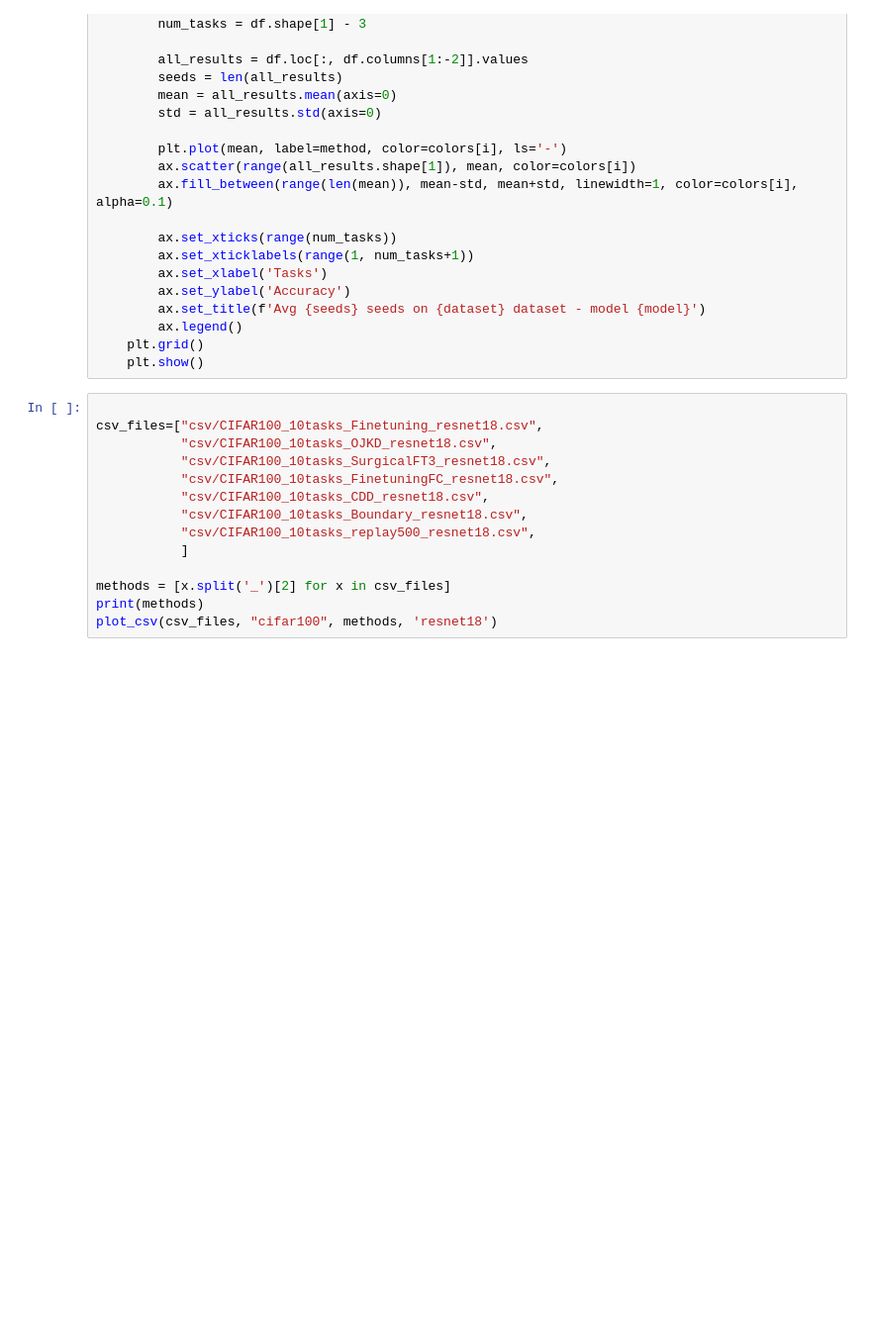
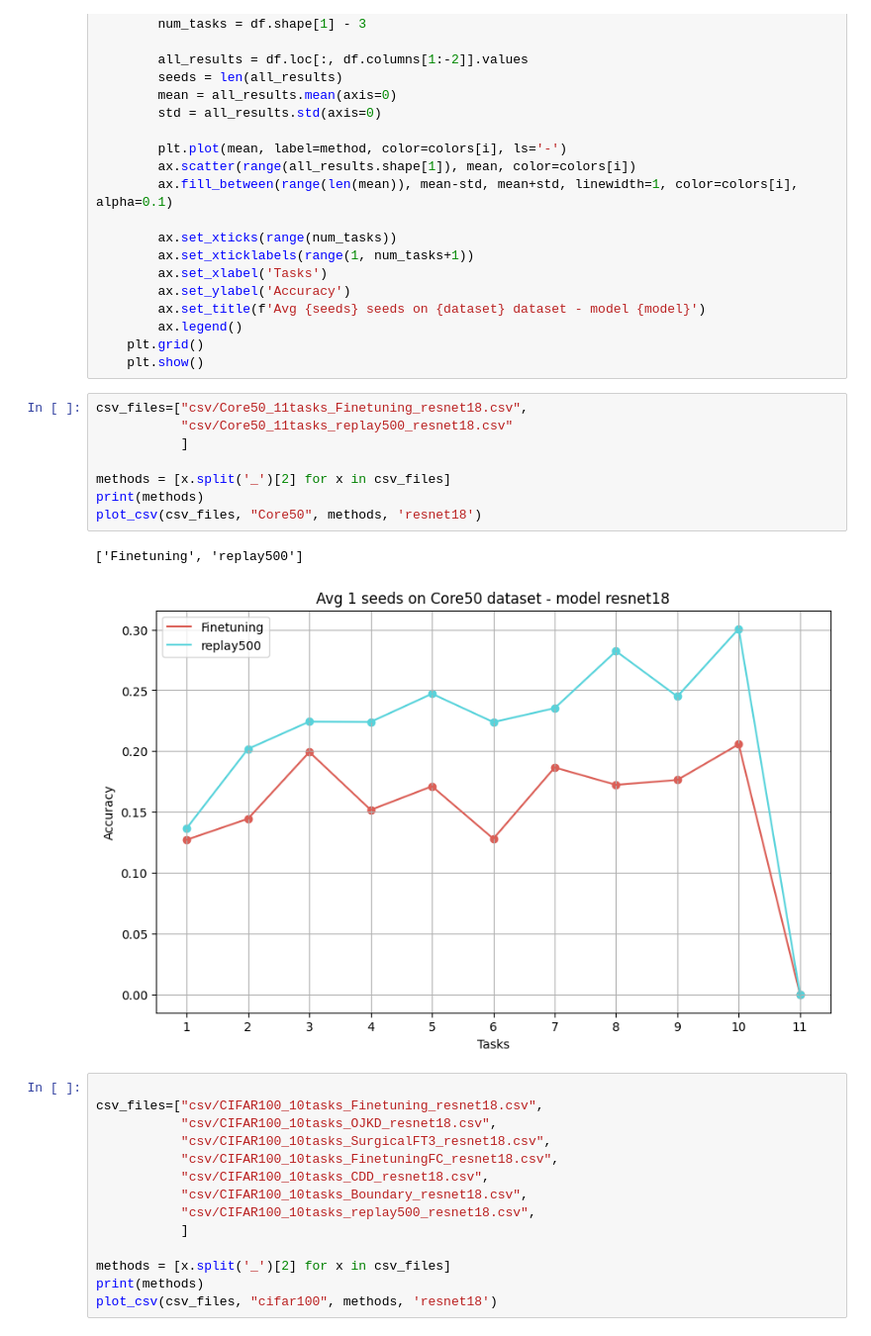
Before and after one commit to francesco-p/simple-incremental, a Jupyter notebook: viz_values.ipynb, the cells around one changed output. Shown at 99% size. Drawn from its saved outputs; the diff is of its cells as text; blank space fills up the shorter version.

```diff
--- a/viz_values.ipynb
+++ b/viz_values.ipynb
@@ -213,6 +213,17 @@ def plot_csv(csv_files, dataset, methods, model):
         ax.legend()
     plt.grid()
     plt.show()
+# %%
+csv_files=["csv/Core50_11tasks_Finetuning_resnet18.csv",
+           "csv/Core50_11tasks_replay500_resnet18.csv"
+           ]
+
+methods = [x.split('_')[2] for x in csv_files]
+print(methods)
+plot_csv(csv_files, "Core50", methods, 'resnet18')
+# %% [output]
+['Finetuning', 'replay500']
+[figure, added]
 # %%
 
 csv_files=["csv/CIFAR100_10tasks_Finetuning_resnet18.csv",
```
Also changed, not shown: 9 other files.
